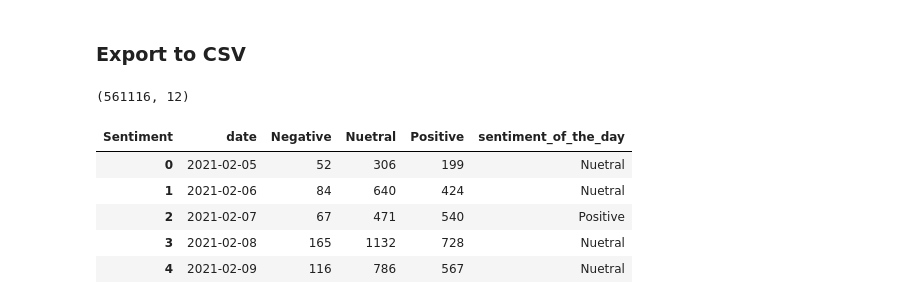
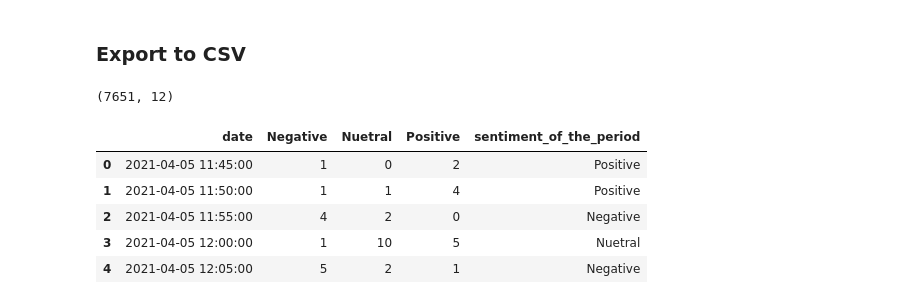
Before and after one commit to TomazJunior/tus-ia-team-project, a Jupyter notebook: sentiment-analysis-twitter-data/sentiment-analysis-twitter.ipynb, the cells around one changed output. Drawn from its saved outputs; the diff is of its cells as text; code cells hidden in the pictures.

```diff
--- a/sentiment-analysis-twitter-data/sentiment-analysis-twitter.ipynb
+++ b/sentiment-analysis-twitter-data/sentiment-analysis-twitter.ipynb
@@ -132,5 +132,5 @@ df_date_clean['text'] = df_date_clean['text'].str.replace("(@\[A-Za-z0-9]+)|([^0
 # %%
-df_date_clean_final = df_date_clean.loc[(df_date_clean['date'] >= '2021-01-01') & (df_date_clean['date'] <= '2021-12-31')].reset_index(drop=True)
+df_date_clean_final = df_date_clean.loc[(df_date_clean['date'] >= '2021-04-05') & (df_date_clean['date'] < '2021-04-13')].reset_index(drop=True)
 df_date_clean_final.head()
 # %% [output]
 |  | user_name | user_location | user_description | user_created | user_followers | user_friends | ... |
@@ -373,6 +373,6 @@ df_sentiment_clean.to_csv('../data/tweeter_sentiment_2021.csv', columns=columns_
 # Group the sentiment by Day
 df_sentiment_clean.shape
 # %% [output]
-(561116, 12)
+(7651, 12)
 # %%
 df_sentiment_copy = df_sentiment_clean.copy()
@@ -398,13 +398,35 @@ def process_sentiment_data_by_day():
+# %%
+def process_sentiment_data_by_5min():
+    # Certifique-se de que a coluna 'date' esteja no formato datetime
+    df_sentiment_copy['date'] = pd.to_datetime(df_sentiment_copy['date'])
+
+    # Define o índice do DataFrame como a coluna 'date'
+    df_sentiment_copy.set_index('date', inplace=True)
+
+    # Agrupa os dados em intervalos de 5 minutos e conta as ocorrências de cada sentimento
+    sentiment_counts = df_sentiment_copy.resample('5T').apply(lambda x: x['Sentiment'].value_counts()).unstack(fill_value=0)
+
+    # Renomeia as colunas para corresponder aos possíveis valores de sentimento no seu conjunto de dados
+    # Ajuste esses nomes conforme necessário, com base nos seus valores reais de sentimento
+    # sentiment_counts.columns = [column.lower() for column in sentiment_counts.columns]
+
+    # Determina o 'sentimento do intervalo de 5 minutos'
+    sentiment_counts['sentiment_of_the_period'] = sentiment_counts.idxmax(axis=1)
+
+    # Reseta o índice para transformar o índice 'date' em uma coluna novamente
+    sentiment_counts.reset_index(inplace=True)
+
+    return sentiment_counts
 # %%
 # Export to CSV, including only the specified columns
-sentiment_summary = process_sentiment_data_by_day()
+sentiment_summary = process_sentiment_data_by_5min()
 sentiment_summary.head()
 # %% [output]
-| Sentiment | date | Negative | Nuetral | Positive | sentiment_of_the_day |
-| 0 | 2021-02-05 | 52 | 306 | 199 | Nuetral |
-| 1 | 2021-02-06 | 84 | 640 | 424 | Nuetral |
-| 2 | 2021-02-07 | 67 | 471 | 540 | Positive |
-| 3 | 2021-02-08 | 165 | 1132 | 728 | Nuetral |
-| 4 | 2021-02-09 | 116 | 786 | 567 | Nuetral |
+|  | date | Negative | Nuetral | Positive | sentiment_of_the_period |
+| 0 | 2021-04-05 11:45:00 | 1 | 0 | 2 | Positive |
+| 1 | 2021-04-05 11:50:00 | 1 | 1 | 4 | Positive |
+| 2 | 2021-04-05 11:55:00 | 4 | 2 | 0 | Negative |
+| 3 | 2021-04-05 12:00:00 | 1 | 10 | 5 | Nuetral |
+| 4 | 2021-04-05 12:05:00 | 5 | 2 | 1 | Negative |
 # %%
 # Export to CSV, including only the specified columns
```
Also changed, not shown: parts of 18 cells of this notebook, 2 other files.
